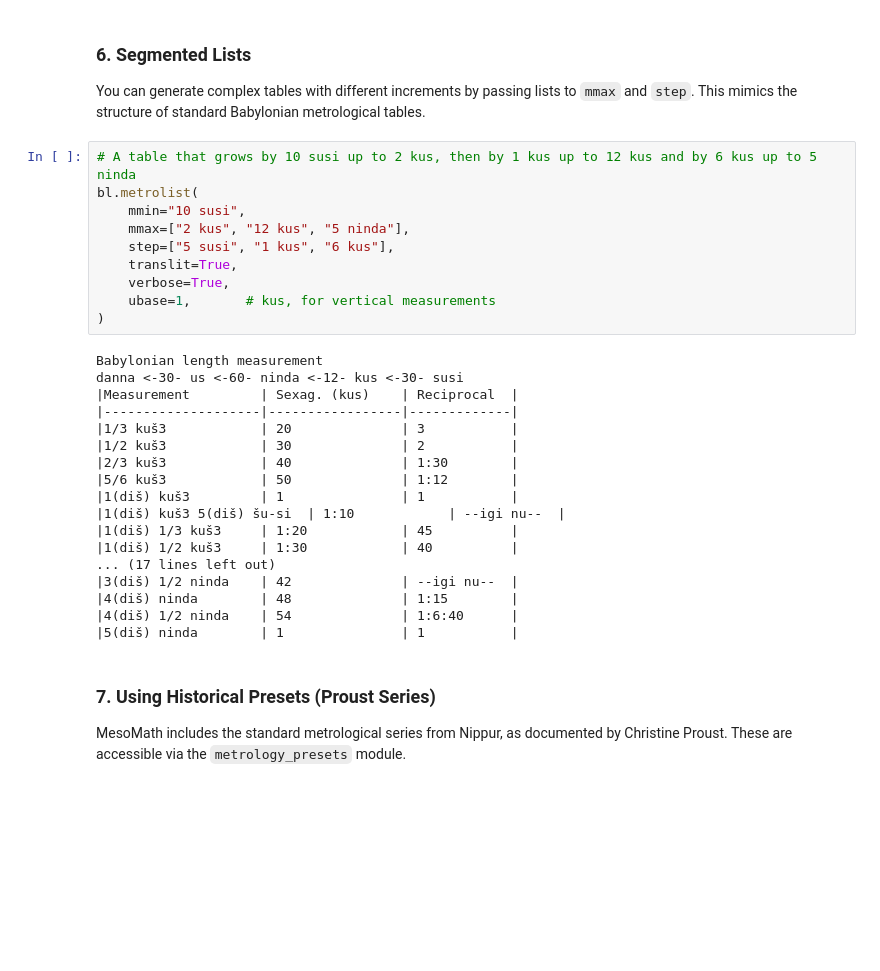
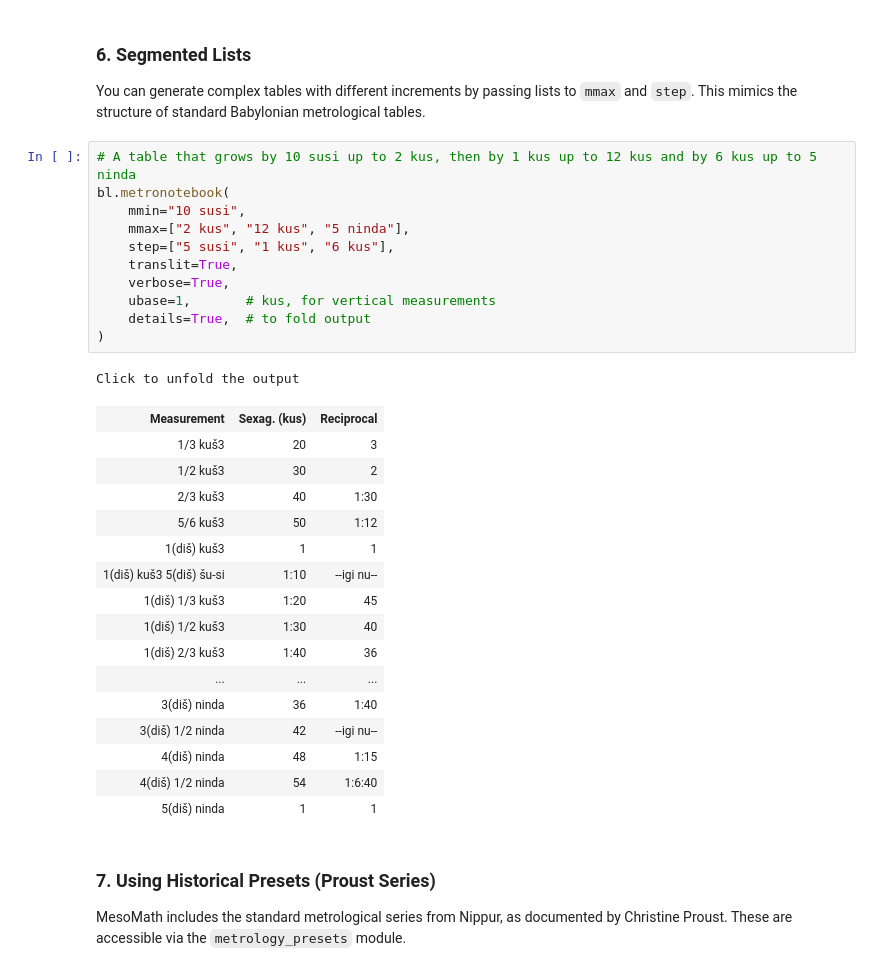
Before and after one commit to jccsvq/mesomath-nb, a Jupyter notebook: notebooks/metrolist.ipynb, the cells around one changed output. Saved outputs shown, nothing was run; the diff lists cells and outputs as text; blank space fills up the shorter version.

```diff
--- a/notebooks/metrolist.ipynb
+++ b/notebooks/metrolist.ipynb
@@ -188,32 +194,33 @@ You can generate complex tables with different increments by passing lists to
 `mmax` and `step`. This mimics the structure of standard Babylonian metrological tables.
 # %%
 # A table that grows by 10 susi up to 2 kus, then by 1 kus up to 12 kus and by 6 kus up to 5 ninda
-bl.metrolist(
+bl.metronotebook(
     mmin="10 susi",
     mmax=["2 kus", "12 kus", "5 ninda"],
     step=["5 susi", "1 kus", "6 kus"],
     translit=True,
     verbose=True,
     ubase=1,       # kus, for vertical measurements
+    details=True,  # to fold output
 )
 # %% [output]
-Babylonian length measurement
-danna <-30- us <-60- ninda <-12- kus <-30- susi
-|Measurement         | Sexag. (kus)    | Reciprocal  |
-|--------------------|-----------------|-------------|
-|1/3 kuš3            | 20              | 3           |
-|1/2 kuš3            | 30              | 2           |
-|2/3 kuš3            | 40              | 1:30        |
-|5/6 kuš3            | 50              | 1:12        |
-|1(diš) kuš3         | 1               | 1           |
-|1(diš) kuš3 5(diš) šu-si  | 1:10            | --igi nu--  |
-|1(diš) 1/3 kuš3     | 1:20            | 45          |
-|1(diš) 1/2 kuš3     | 1:30            | 40          |
-... (17 lines left out)
-|3(diš) 1/2 ninda    | 42              | --igi nu--  |
-|4(diš) ninda        | 48              | 1:15        |
-|4(diš) 1/2 ninda    | 54              | 1:6:40      |
-|5(diš) ninda        | 1               | 1           |
+Click to unfold the output
+| Measurement | Sexag. (kus) | Reciprocal |
+| 1/3 kuš3 | 20 | 3 |
+| 1/2 kuš3 | 30 | 2 |
+| 2/3 kuš3 | 40 | 1:30 |
+| 5/6 kuš3 | 50 | 1:12 |
+| 1(diš) kuš3 | 1 | 1 |
+| 1(diš) kuš3 5(diš) šu-si | 1:10 | --igi nu-- |
+| 1(diš) 1/3 kuš3 | 1:20 | 45 |
+| 1(diš) 1/2 kuš3 | 1:30 | 40 |
+| 1(diš) 2/3 kuš3 | 1:40 | 36 |
+| ... | ... | ... |
+| 3(diš) ninda | 36 | 1:40 |
+| 3(diš) 1/2 ninda | 42 | --igi nu-- |
+| 4(diš) ninda | 48 | 1:15 |
+| 4(diš) 1/2 ninda | 54 | 1:6:40 |
+| 5(diš) ninda | 1 | 1 |
 # %% [markdown]
 ### 7. Using Historical Presets (Proust Series)
 MesoMath includes the standard metrological series from Nippur, as documented
```
Also changed, not shown: parts of 6 cells of this notebook, 7 other files.
